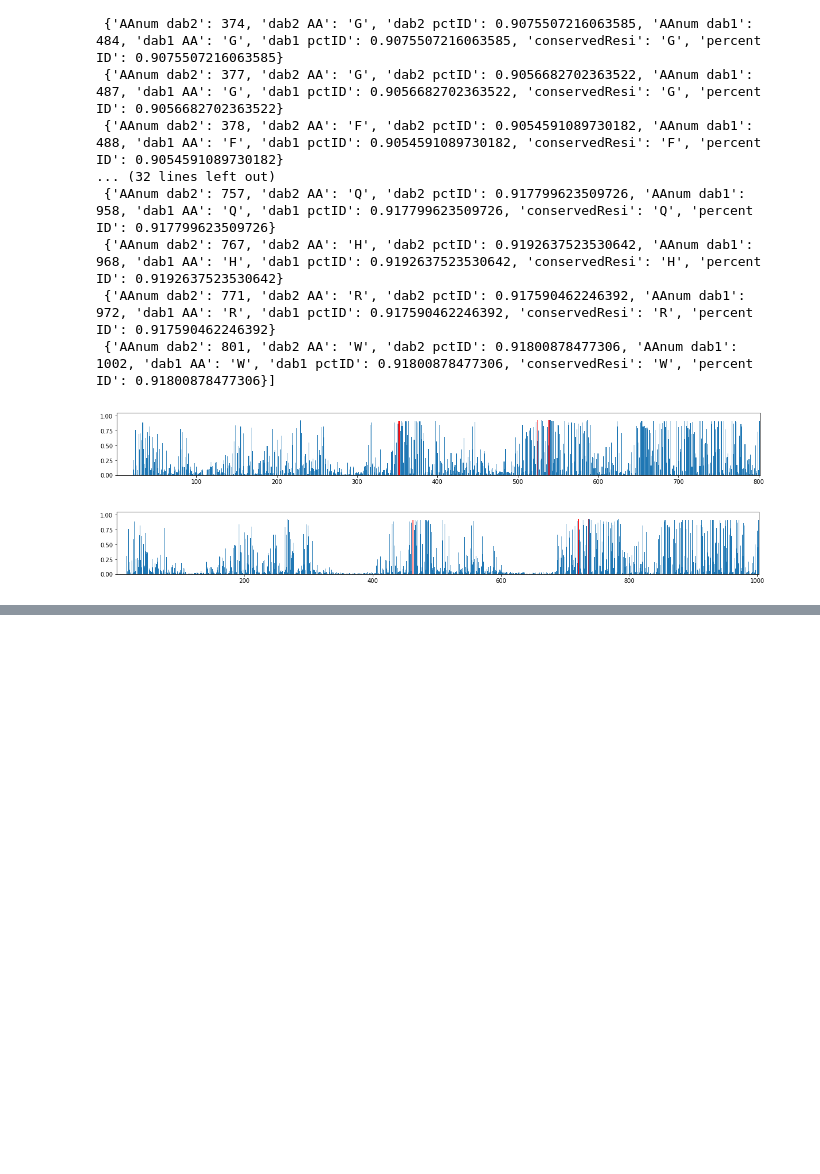
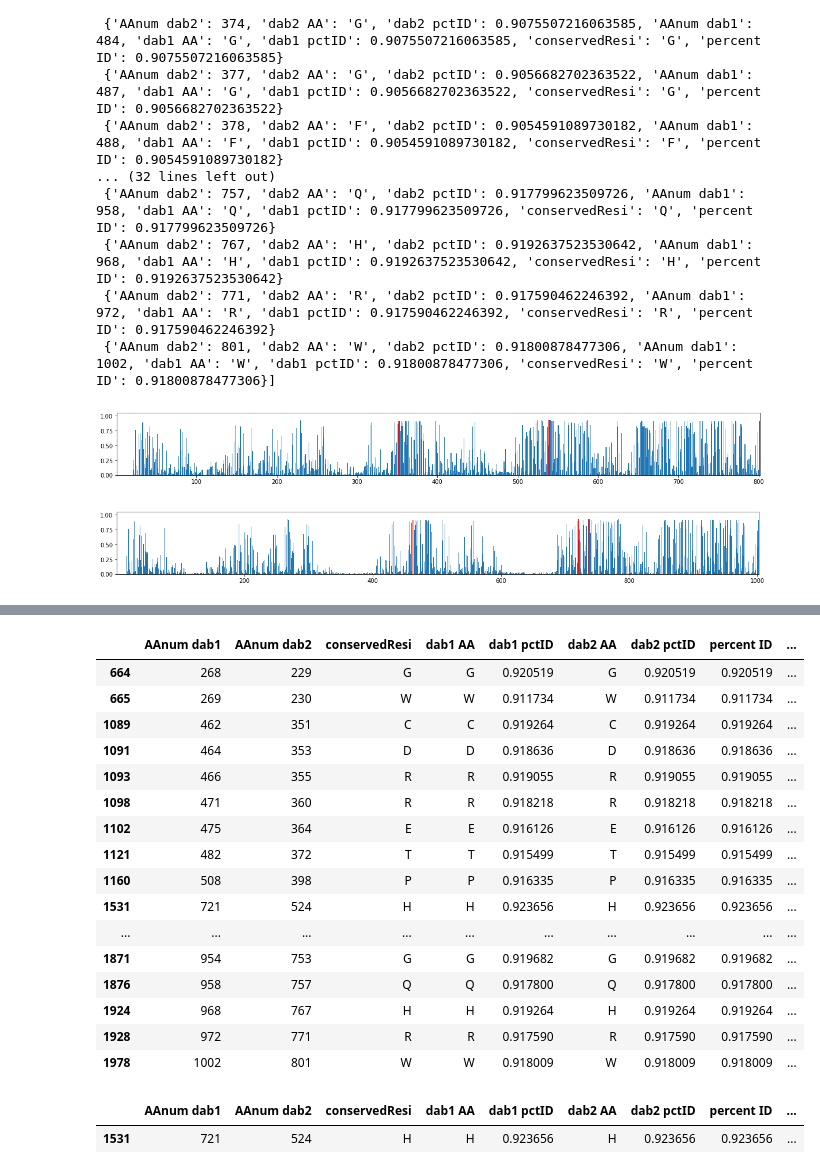
Before and after one commit to jackdesmarais/DabTransporterPaper, a Jupyter notebook: scripts/conservationScoreInAMsa.ipynb, the cells around one changed output, grey strips where cells are left out. Saved outputs shown, nothing was run; the diff lists cells and outputs as text; code cells hidden in the pictures; blank space fills up the shorter version.

```diff
--- a/scripts/conservationScoreInAMsa.ipynb
+++ b/scripts/conservationScoreInAMsa.ipynb
@@ -200,0 +225,25 @@ conserve_df.to_csv(infile+'.csv')
+# %%
+conserve_df[(conserve_df['percent ID']>0.91)&(conserve_df['conservedResi']!='-')]
+# %% [output]
+|  | AAnum dab1 | AAnum dab2 | conservedResi | dab1 AA | dab1 pctID | dab2 AA | dab2 pctID | percent ID | ... |
+| 664 | 268 | 229 | G | G | 0.920519 | G | 0.920519 | 0.920519 | ... |
+| 665 | 269 | 230 | W | W | 0.911734 | W | 0.911734 | 0.911734 | ... |
+| 1089 | 462 | 351 | C | C | 0.919264 | C | 0.919264 | 0.919264 | ... |
+| 1091 | 464 | 353 | D | D | 0.918636 | D | 0.918636 | 0.918636 | ... |
+| 1093 | 466 | 355 | R | R | 0.919055 | R | 0.919055 | 0.919055 | ... |
+| 1098 | 471 | 360 | R | R | 0.918218 | R | 0.918218 | 0.918218 | ... |
+| 1102 | 475 | 364 | E | E | 0.916126 | E | 0.916126 | 0.916126 | ... |
+| 1121 | 482 | 372 | T | T | 0.915499 | T | 0.915499 | 0.915499 | ... |
+| 1160 | 508 | 398 | P | P | 0.916335 | P | 0.916335 | 0.916335 | ... |
+| 1531 | 721 | 524 | H | H | 0.923656 | H | 0.923656 | 0.923656 | ... |
+| ... | ... | ... | ... | ... | ... | ... | ... | ... | ... |
+| 1871 | 954 | 753 | G | G | 0.919682 | G | 0.919682 | 0.919682 | ... |
+| 1876 | 958 | 757 | Q | Q | 0.917800 | Q | 0.917800 | 0.917800 | ... |
+| 1924 | 968 | 767 | H | H | 0.919264 | H | 0.919264 | 0.919264 | ... |
+| 1928 | 972 | 771 | R | R | 0.917590 | R | 0.917590 | 0.917590 | ... |
+| 1978 | 1002 | 801 | W | W | 0.918009 | W | 0.918009 | 0.918009 | ... |
+# %%
+conserve_df[(conserve_df['percent ID']>0.9236)&(conserve_df['conservedResi']!='-')]
+# %% [output]
+|  | AAnum dab1 | AAnum dab2 | conservedResi | dab1 AA | dab1 pctID | dab2 AA | dab2 pctID | percent ID | ... |
+| 1531 | 721 | 524 | H | H | 0.923656 | H | 0.923656 | 0.923656 | ... |
```
Also changed, not shown: parts of 5 cells of this notebook, 4 other files.
